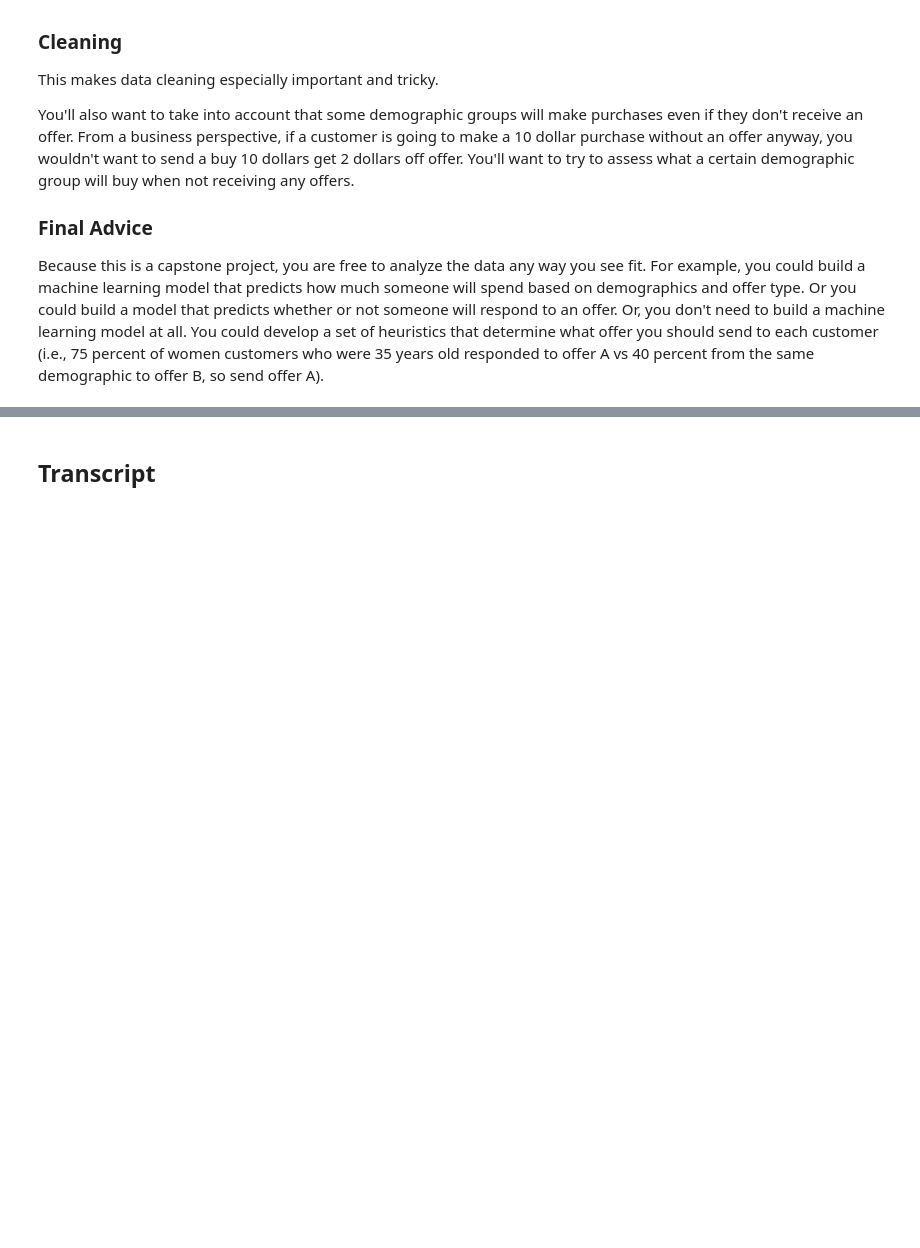
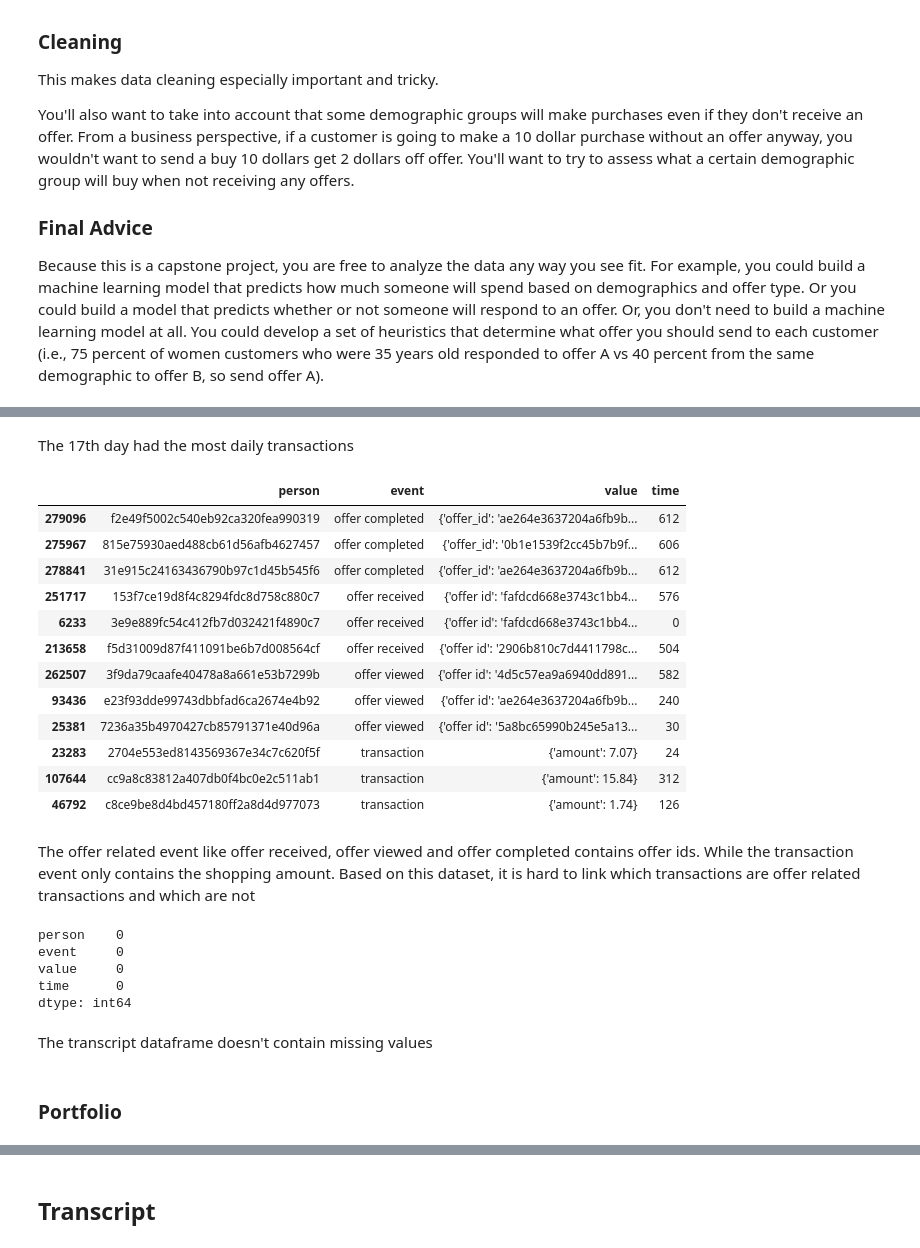
Before and after one commit to Mendy5/Udacity_Project_Capstone, a Jupyter notebook: Starbucks_Capstone_Notebook_v2.ipynb, the cells around one changed output, grey strips where cells are left out. Drawn from its saved outputs; the diff is of its cells as text; code cells hidden in the pictures; blank space fills up the shorter version.

```diff
--- a/Starbucks_Capstone_Notebook_v2.ipynb
+++ b/Starbucks_Capstone_Notebook_v2.ipynb
@@ -96,0 +201,20 @@ transcript = pd.read_json('data/transcript.json', orient='records', lines=True)
+# %% [markdown]
+The 17th day had the most daily transactions
+# %%
+transcript.groupby("event").sample(n=3, random_state=123)
+# %% [output]
+|  | person | event | value | time |
+| 279096 | f2e49f5002c540eb92ca320fea990319 | offer completed | {'offer_id': 'ae264e3637204a6fb9b... | 612 |
+| 275967 | 815e75930aed488cb61d56afb4627457 | offer completed | {'offer_id': '0b1e1539f2cc45b7b9f... | 606 |
+| 278841 | 31e915c24163436790b97c1d45b545f6 | offer completed | {'offer_id': 'ae264e3637204a6fb9b... | 612 |
+| 251717 | 153f7ce19d8f4c8294fdc8d758c880c7 | offer received | {'offer id': 'fafdcd668e3743c1bb4... | 576 |
+| 6233 | 3e9e889fc54c412fb7d032421f4890c7 | offer received | {'offer id': 'fafdcd668e3743c1bb4... | 0 |
+| 213658 | f5d31009d87f411091be6b7d008564cf | offer received | {'offer id': '2906b810c7d4411798c... | 504 |
+| 262507 | 3f9da79caafe40478a8a661e53b7299b | offer viewed | {'offer id': '4d5c57ea9a6940dd891... | 582 |
+| 93436 | e23f93dde99743dbbfad6ca2674e4b92 | offer viewed | {'offer id': 'ae264e3637204a6fb9b... | 240 |
+| 25381 | 7236a35b4970427cb85791371e40d96a | offer viewed | {'offer id': '5a8bc65990b245e5a13... | 30 |
+| 23283 | 2704e553ed8143569367e34c7c620f5f | transaction | {'amount': 7.07} | 24 |
+| 107644 | cc9a8c83812a407db0f4bc0e2c511ab1 | transaction | {'amount': 15.84} | 312 |
+| 46792 | c8ce9be8d4bd457180ff2a8d4d977073 | transaction | {'amount': 1.74} | 126 |
+# %% [markdown]
+The offer related event like offer received, offer viewed and offer completed contains offer ids. While the transaction event only contains the shopping amount. Based on this dataset, it is hard to link which transactions are offer related transactions and which are not
@@ -96,0 +235,12 @@ transcript = pd.read_json('data/transcript.json', orient='records', lines=True)
+# %%
+check_null_values(transcript)
+# %% [output]
+person    0
+event     0
+value     0
+time      0
+dtype: int64
+# %% [markdown]
+The transcript dataframe doesn't contain missing values
+# %% [markdown]
+### Portfolio
```
Also changed, not shown: parts of 45 cells of this notebook.
